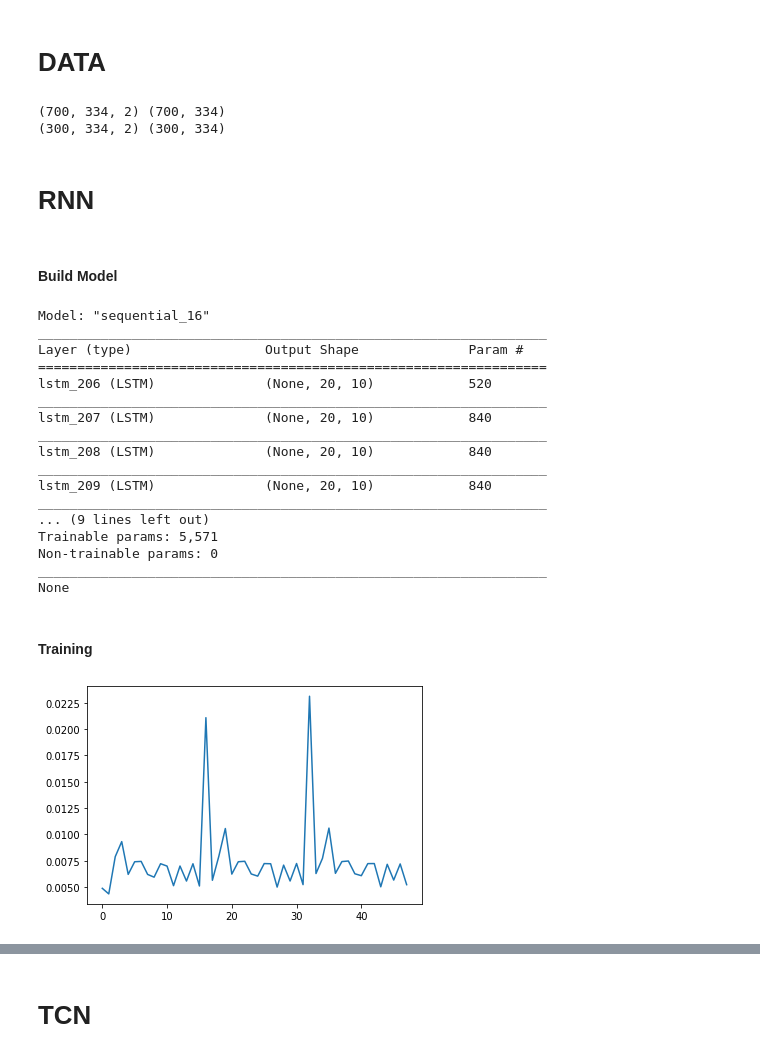
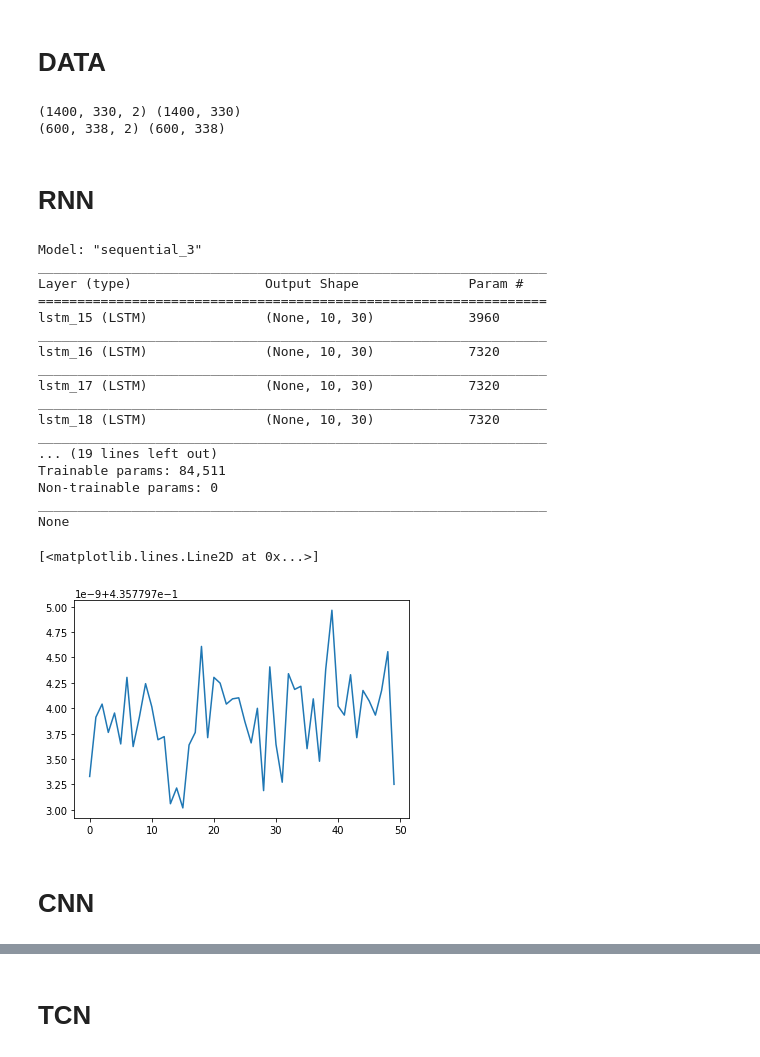
Before and after one commit to negargolestani/kinect_motion_tracking, a Jupyter notebook: regression_rnn.ipynb, the cells around one changed output, grey strips where cells are left out. Saved outputs shown, nothing was run; the diff lists cells and outputs as text; code cells hidden in the pictures.

```diff
--- a/regression_rnn.ipynb
+++ b/regression_rnn.ipynb
@@ -7,13 +5,13 @@ Using TensorFlow backend.
 # DATA
 # %%
 synth_data = DATA( dataset_name='synth', features=['synth_vind_1', 'synth_vind_2'], target='center_1')
-synth_data = synth_data.standardize()
 train_synth_data, test_synth_data = synth_data.split(ratio=.7)
-
+train_synth_data = train_synth_data.mtx(Nt_mtx='min')
+test_synth_data = test_synth_data.mtx(Nt_mtx='min')
 print(np.shape(train_synth_data.X), np.shape(train_synth_data.Y))
 print(np.shape(test_synth_data.X), np.shape(test_synth_data.Y))
 # %% [output]
-(700, 334, 2) (700, 334)
-(300, 334, 2) (300, 334)
+(1400, 330, 2) (1400, 330)
+(600, 338, 2) (600, 338)
 # %% [markdown]
 # RNN
@@ -101,31 +18,35 @@ class TCN(REGRESSOR):
-# %% [markdown]
-#### Build Model
 # %%
 regressor = RNN(
-    win_size = 20,
-    Nunits = 10,
-    NhiddenLayers = 5,
+    win_size = 10,
+    Nunits = 30,
+    NhiddenLayers = 10,
     activation = 'softmax',
-    optimizer = 'adam',
+    optimizer = tf.keras.optimizers.Adam( learning_rate=0.01, beta_1=0.9, beta_2=0.999, epsilon=1e-07),
     loss = 'mean_squared_error',
     dropout = 0,
-    Nfeatures = train_synth_data.X.shape[2]
+    Nfeatures = train_synth_data.X.shape[-1]
 )
 # %% [output]
-Model: "sequential_16"
+Model: "sequential_3"
 _________________________________________________________________
 Layer (type)                 Output Shape              Param #
 =================================================================
-lstm_206 (LSTM)              (None, 20, 10)            520
+lstm_15 (LSTM)               (None, 10, 30)            3960
 _________________________________________________________________
-lstm_207 (LSTM)              (None, 20, 10)            840
+lstm_16 (LSTM)               (None, 10, 30)            7320
 _________________________________________________________________
-lstm_208 (LSTM)              (None, 20, 10)            840
+lstm_17 (LSTM)               (None, 10, 30)            7320
 _________________________________________________________________
-lstm_209 (LSTM)              (None, 20, 10)            840
+lstm_18 (LSTM)               (None, 10, 30)            7320
 _________________________________________________________________
-... (9 lines left out)
-Trainable params: 5,571
+... (19 lines left out)
+Trainable params: 84,511
 Non-trainable params: 0
 _________________________________________________________________
 None
+# %%
+history = regressor.train(train_synth_data, step=10, epochs=20, verbose=1)
+plt.plot(history.history['loss'])
+# %% [output]
+[<matplotlib.lines.Line2D at 0x...>]
+[figure, added]
@@ -132,6 +66,2 @@ None
 # %% [markdown]
-#### Training
+# CNN
-# %%
-loss = regressor.train(train_synth_data, step=None, epochs=3)
-# %% [output]
-[figure, removed]
```
Also changed, not shown: parts of 9 cells of this notebook, 18 other files.
